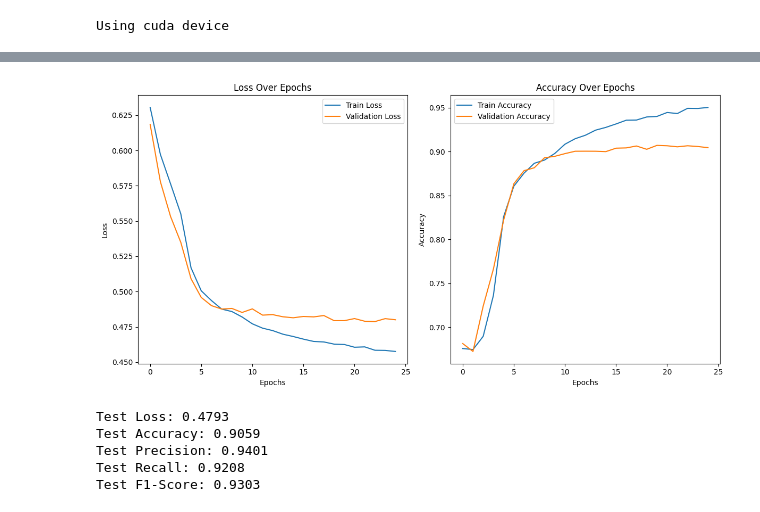
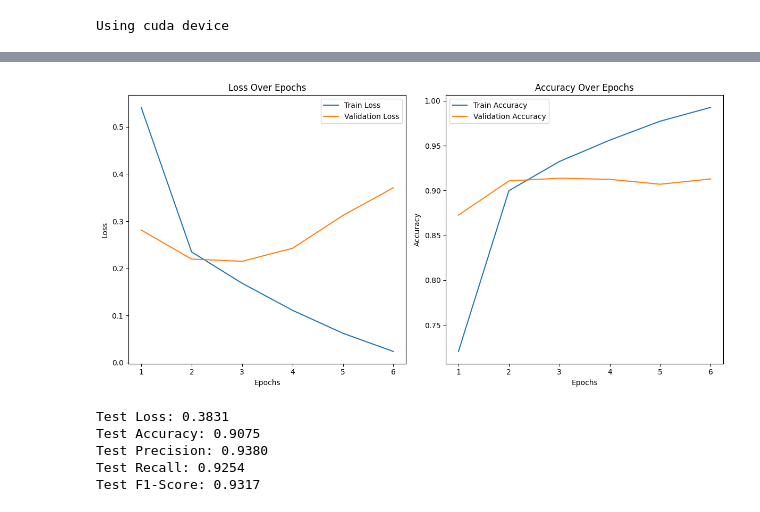
Before and after one commit to nkxxll/ANLP_CA2, a Jupyter notebook: src/gru_review_classifier.ipynb, the cells around one changed output, grey strips where cells are left out. Cells and saved outputs as stored; diff of their text form; code cells hidden in the pictures.

```diff
--- a/src/gru_review_classifier.ipynb
+++ b/src/gru_review_classifier.ipynb
@@ -48,7 +51,8 @@ torch.cuda.manual_seed(seed)
 torch.backends.cudnn.deterministic = True
 # %%
 # Lade die Daten
-df = pd.read_csv("../data/reviews_100k.csv.bz2")
+df = pd.read_csv("../data/reviews_100k_cleaned_new.csv.bz2")
+
 
 # Aufteilen in Train+Validation und Test (80/20 Split)
 train_val_df, test_df = train_test_split(
@@ -61,6 +65,7 @@ train_df, val_df = train_test_split(
 )
 
 # Überprüfe die Größe der Splits
+print(f"Original size: {len(df)}")
 print(f"Train size: {len(train_df)}")
 print(f"Validation size: {len(val_df)}")
 print(f"Test size: {len(test_df)}")
@@ -156,14 +162,17 @@ def train_model(
 ):
     # Loss und Optimizer definieren
     criterion = nn.BCEWithLogitsLoss()
-    optimizer = optim.Adam(model.parameters(), lr=lr)
+    optimizer = optim.AdamW(model.parameters(), lr=lr, weight_decay=1e-4, fused=True)
+    scheduler = optim.lr_scheduler.ReduceLROnPlateau(
+        optimizer, mode="min", factor=0.1, patience=1
+    )
 
     model.to(device)
 
     print(f"Start training on device '{device}'")
 
     # Early Stopping Parameter
-    patience = 5
+    patience = 3
     patience_counter = 0
     best_val_accuracy = 0.0
     best_model_state = None
@@ -198,6 +207,7 @@ def train_model(
 
             # Backward Pass und Optimierung
             loss.backward()
+            nn.utils.clip_grad_norm_(model.parameters(), max_norm=1.0)
             optimizer.step()
 
             running_loss += loss.item()
@@ -234,6 +244,8 @@ def train_model(
                 val_preds += (outputs.squeeze() > 0.5).cpu().numpy().tolist()
                 val_labels += labels.cpu().numpy().tolist()
 
+        scheduler.step(val_loss)  # Scheduler mit Validierungs-Loss aufrufen
+
         # Berechne Validierungs-Accuracy
         val_accuracy = accuracy_score(val_labels, val_preds)
         val_losses.append(val_loss / len(val_loader))
@@ -265,13 +277,13 @@ def train_model(
             patience_counter += 1
             print(
                 f"└ No improvement in validation accuracy. "
-                f"Patience counter: {patience_counter}/{patience}",
+                f"Patience counter: {patience_counter}/{patience}. Using LR: {scheduler.get_last_lr()[0]:.1e}",
             )
             # Überprüfe, ob Early Stopping ausgelöst werden soll
             if patience_counter >= patience:
                 print(
                     "Early stopping triggered! "
-                    "Best Validation Accuracy: {best_val_accuracy:.2f}, on epoch {last_epoch}"
+                    f"Best Validation Accuracy: {best_val_accuracy:.2f}, on epoch {last_epoch+1}"
                 )
                 break
 
@@ -280,7 +292,7 @@ def train_model(
         model.load_state_dict(best_model_state)
 
     print(
-        f"Finished Training: Best Validation Accuracy: {best_val_accuracy:.2f}, on epoch {last_epoch}"
+        f"Finished Training: Best Validation Accuracy: {best_val_accuracy:.2f}, on epoch {last_epoch+1}"
     )
 
     return model, train_losses, val_losses, train_accuracies, val_accuracies
@@ -291,9 +303,9 @@ vocab_size = tokenizer.get_piece_size()
 pad_idx = tokenizer.pad_id()
 
 # Modellparameter
-embedding_dim = 512
-gru_layers = 2
-hidden_dim = 1024
+embedding_dim = 128
+gru_layers = 1
+hidden_dim = 256
 output_dim = 1
 dropout = 0.5
 
@@ -318,7 +329,7 @@ GRUClassifier(
 # %%
 # Trainiere das Modell
 epochs = 100
-lr = 0.0001
+lr = 0.001
 
 trained_model, train_losses, val_losses, train_accuracies, val_accuracies = train_model(
     model=model,
@@ -356,32 +358,37 @@ Start training on device 'cuda'
 # %%
 def plot_results(train_losses, val_losses, train_accuracies, val_accuracies):
+
+    epochs = range(1, len(train_losses) + 1)
+
     # Loss Plot
     plt.figure(figsize=(12, 6))
     plt.subplot(1, 2, 1)
-    plt.plot(train_losses, label="Train Loss")
-    plt.plot(val_losses, label="Validation Loss")
+    plt.plot(epochs, train_losses, label="Train Loss")
+    plt.plot(epochs, val_losses, label="Validation Loss")
+    plt.xticks(range(1, len(epochs) + 1))
     plt.xlabel("Epochs")
     plt.ylabel("Loss")
     plt.title("Loss Over Epochs")
     plt.legend()
 
     # Accuracy Plot
     plt.subplot(1, 2, 2)
-    plt.plot(train_accuracies, label="Train Accuracy")
-    plt.plot(val_accuracies, label="Validation Accuracy")
+    plt.plot(epochs, train_accuracies, label="Train Accuracy")
+    plt.plot(epochs, val_accuracies, label="Validation Accuracy")
+    plt.xticks(range(1, len(epochs) + 1))
     plt.xlabel("Epochs")
     plt.ylabel("Accuracy")
     plt.title("Accuracy Over Epochs")
     plt.legend()
 
     # Anzeigen
     plt.tight_layout()
     plt.show()
 
 
 plot_results(train_losses, val_losses, train_accuracies, val_accuracies)
 # %% [output]
-[figure, old version]
+[figure, new version]
 # %%
 # Funktion zum Testen des Modells mit zusätzlichen Metriken
 def evaluate_model(model, test_loader):
@@ -419,12 +426,14 @@ def evaluate_model(model, test_loader):
     print(f"Test Recall: {test_recall:.4f}")
     print(f"Test F1-Score: {test_f1:.4f}")
 
+    return test_labels, test_preds
+
 
 # Teste das Modell
-evaluate_model(model, test_loader)
+test_labels, test_preds = evaluate_model(model, test_loader)
 # %% [output]
-Test Loss: 0.4793
-Test Accuracy: 0.9059
-Test Precision: 0.9401
-Test Recall: 0.9208
-Test F1-Score: 0.9303
+Test Loss: 0.3831
+Test Accuracy: 0.9075
+Test Precision: 0.9380
+Test Recall: 0.9254
+Test F1-Score: 0.9317
```
Also changed, not shown: parts of 9 cells of this notebook.
